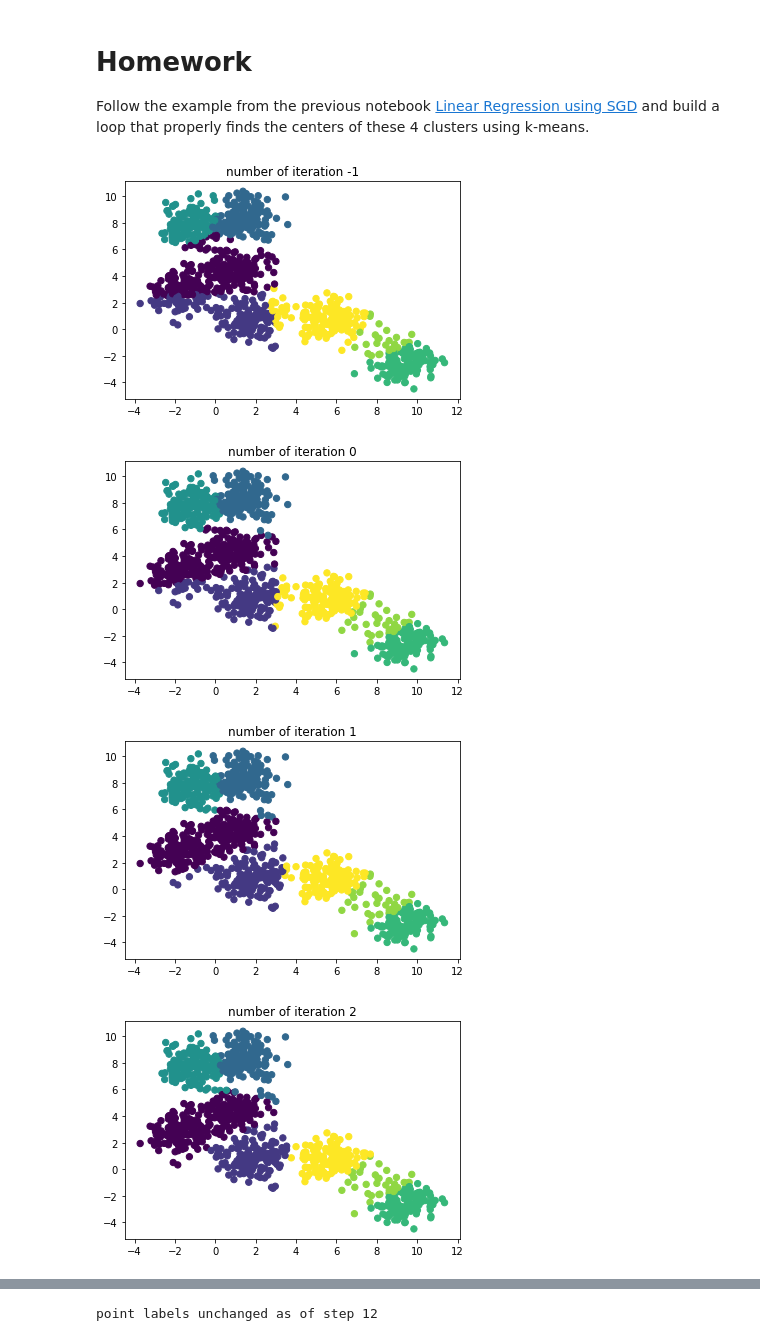
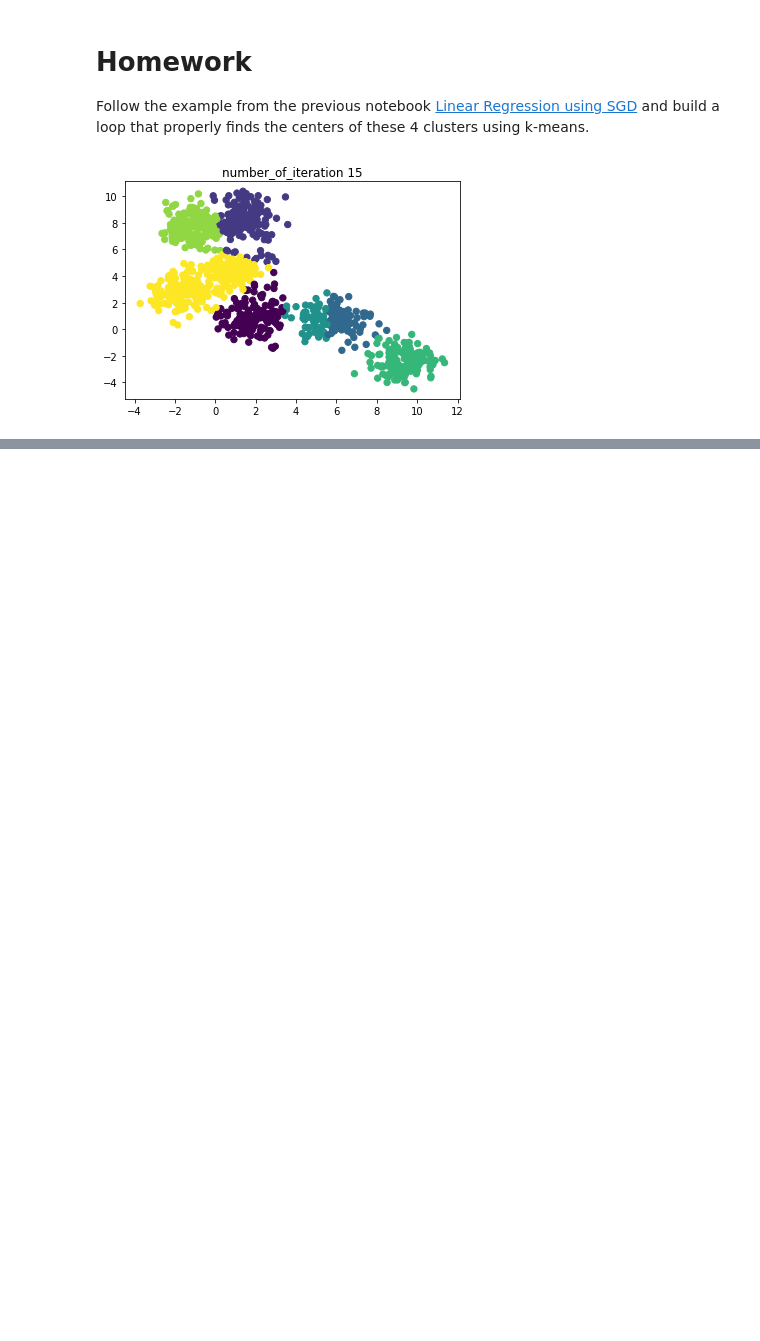
Before and after one commit to odsogunro/ai-science-training-series, a Jupyter notebook: 01_machineLearning/2022-09-20_OlorundamilolaKazeem_Session01.ipynb, the cells around one changed output, grey strips where cells are left out. Cells and saved outputs as stored; diff of their text form; code cells hidden in the pictures; blank space fills up the shorter version.

```diff
--- a/01_machineLearning/2022-09-20_OlorundamilolaKazeem_Session01.ipynb
+++ b/01_machineLearning/2022-09-20_OlorundamilolaKazeem_Session01.ipynb
@@ -120,19 +122,6 @@ def plot_scatter(x, l, number_of_iteration):
 # %%
-def is_centroid_moving(number_of_iterations, last_centroids, centroids, delta, last_labels, labels, step):
+def track_centroid_movement(number_of_iterations, last_centroids, delta, last_labels):
     # test if centroids have stopped moving
-
-    #     if np.all((last_centroids - centroids) < delta):
-    #         print('centroids unchanged as of step %d' % step)
-    #         # done
-
-    #     elif np.all(labels == last_labels):
-    #         print('point labels unchanged as of step %d' % step)
-    #         # done
-    #     else:
-    #         last_labels = labels
-    #         last_centroids = centroids
-
-    #     return last_labels, last_centroids
 
     for number_of_iteration in range(number_of_iterations):
 
@@ -140,12 +129,12 @@ def is_centroid_moving(number_of_iterations, last_centroids, centroids, delta, l
         labels = assign_labels(x,centroids)
 
         if np.all((last_centroids - centroids) < delta):
-            print('centroids unchanged as of step %d' % step)
+            print('centroids unchanged as of number_of_iteration %d' % number_of_iteration)
             # done
             break
 
         elif np.all(labels == last_labels):
-            print('point labels unchanged as of step %d' % step)
+            print('point labels unchanged as of number_of_iteration %d' % number_of_iteration)
             # done
             break
 
@@ -157,8 +146,9 @@ def is_centroid_moving(number_of_iterations, last_centroids, centroids, delta, l
         # return last_labels, last_centroids
         plot_scatter(x, last_labels, number_of_iteration)
 
-#         plt.close('all')
-#         ipydis.clear_output(wait=True)
 
-#     plt.scatter(x[:, 0], x[:, 1], c=last_labels, s=40, cmap='viridis')
-#     plt.title('step %d' % step)
+    ipydis.clear_output(wait=True)
+    plt.close('all')
+
+    plt.scatter(x[:, 0], x[:, 1], c=last_labels, s=40, cmap='viridis')
+    plt.title('number_of_iteration %d' % number_of_iteration)
@@ -182,21 +155,10 @@ def is_centroid_moving(number_of_iterations, last_centroids, centroids, delta, l
 # %%
 delta = 0.01
 last_centroids = initialize_centroids(x,N)
 last_labels = assign_labels(x,last_centroids)
-number_of_iteration = 0
-
-plot_scatter(x, last_labels, number_of_iteration-1)
-time.sleep(1)
-# ipydis.clear_output(wait=True)
 
 number_of_iterations = 30
 
-is_centroid_moving(number_of_iterations, last_centroids, centroids, delta, last_labels, labels, step)
-
-plt.scatter(x[:, 0], x[:, 1], c=last_labels, s=40, cmap='viridis')
-plt.title('step %d' % step)
+track_centroid_movement(number_of_iterations, last_centroids, delta, last_labels)
 # %% [output]
-[figure, old version]
+[figure, new version]
-[figure, removed]
-[figure, removed]
-[figure, removed]
@@ -210 +164,0 @@ plt.title('step %d' % step)
-point labels unchanged as of step 12
```
Also changed, not shown: parts of 7 cells of this notebook, 6 other files.
